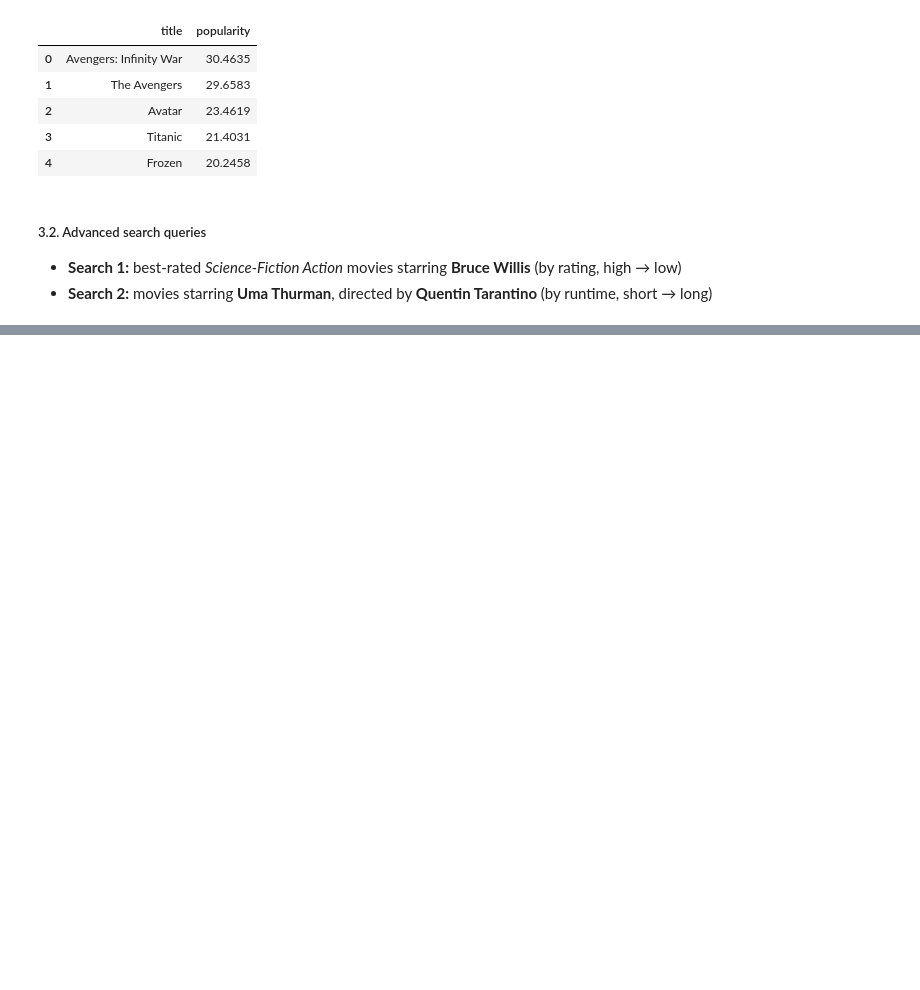
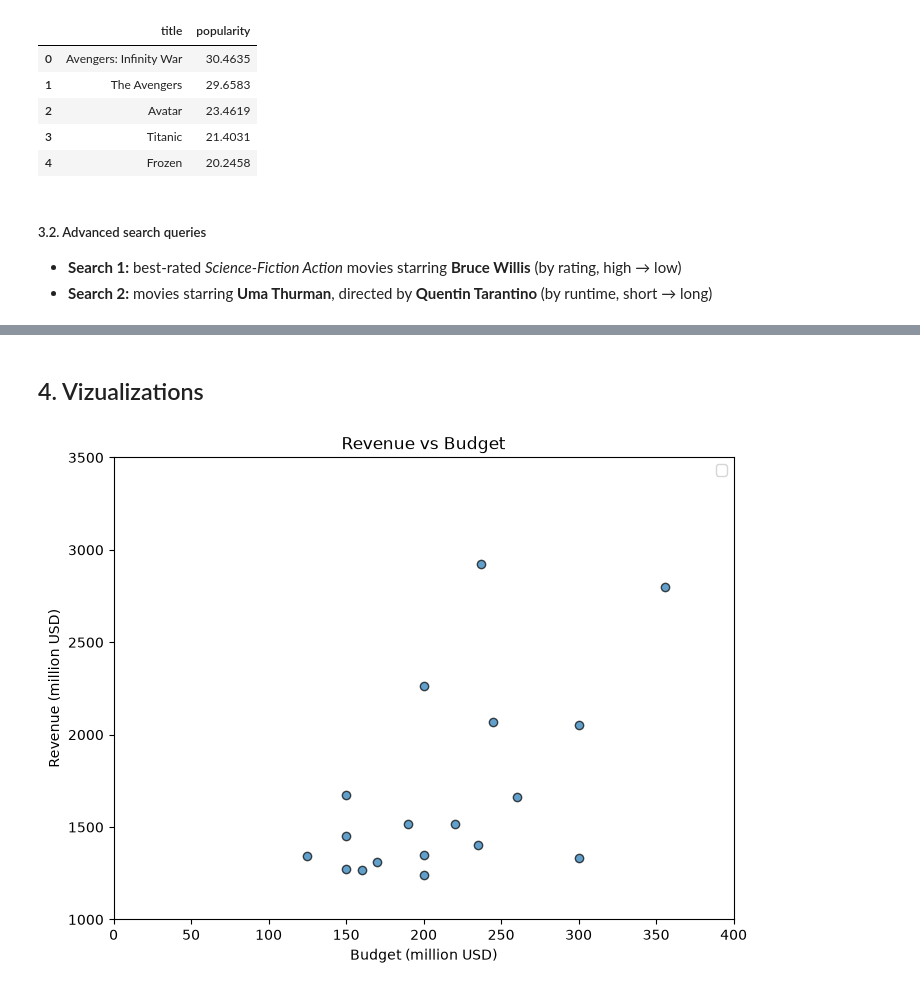
Before and after one commit to fmukama/dem-02-lab, a Jupyter notebook: MAIN.ipynb, the cells around one changed output, grey strips where cells are left out. Drawn from its saved outputs; the diff is of its cells as text; code cells hidden in the pictures; blank space fills up the shorter version.

Commit message:
added vizualizations

```diff
--- a/MAIN.ipynb
+++ b/MAIN.ipynb
@@ -195,0 +254,8 @@ Most Popular
+# %% [markdown]
+## 4. Vizualizations
+# %%
+# 1) Revenue vs Budget (with break-even line)
+visualization.revenue_vs_budget(df)
+plt.show()
+# %% [output]
+[figure, added]
```
Also changed, not shown: parts of 16 cells of this notebook, 1 other file.
